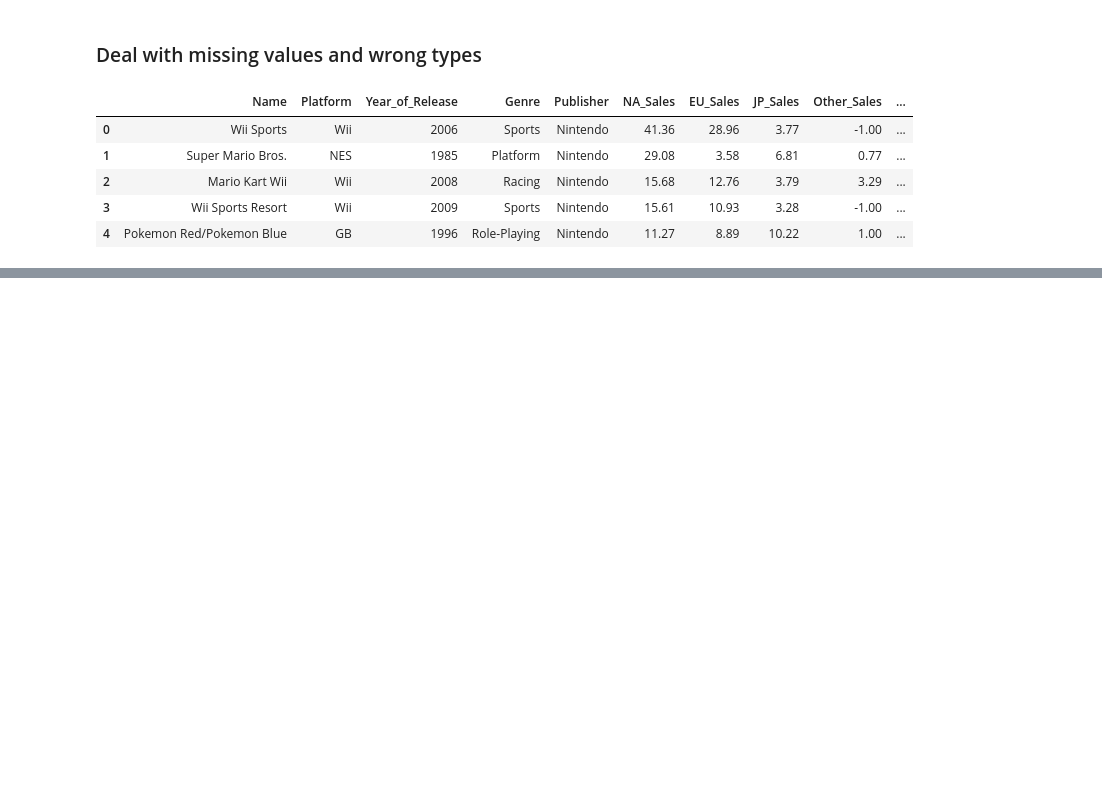
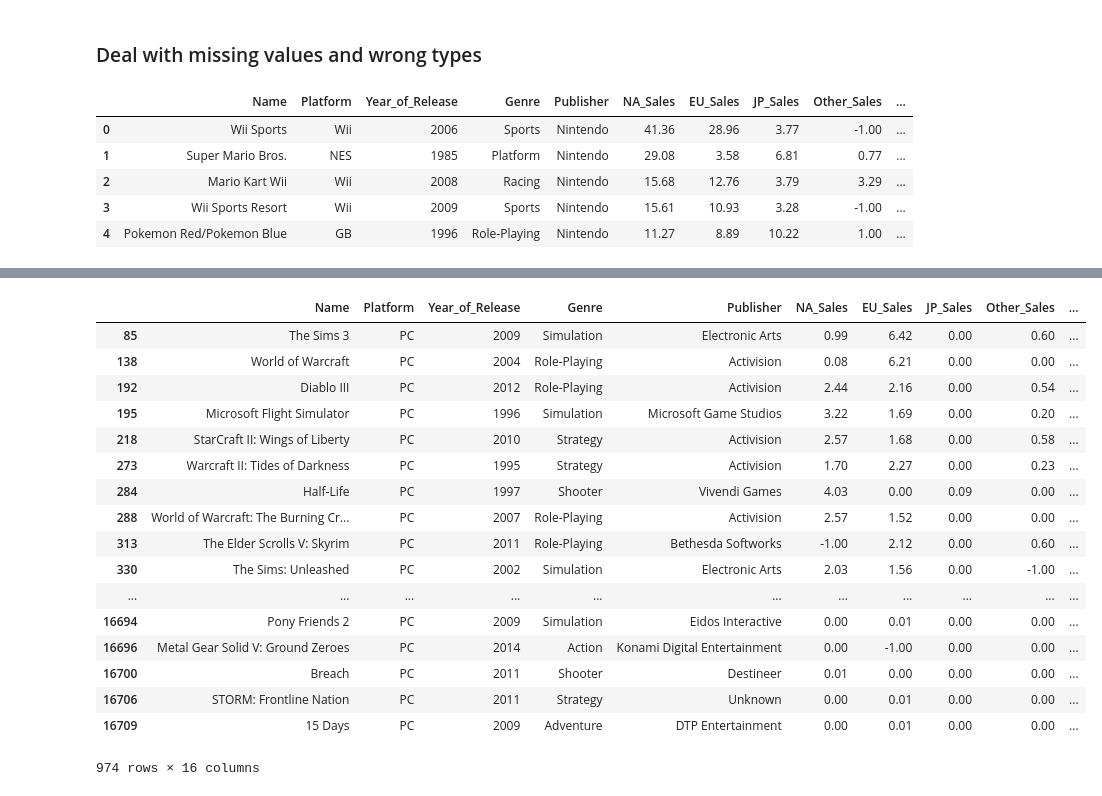
Before and after one commit to Noixas/DataMadness-2020-Video-Games-Sales-2019, a Jupyter notebook: datamadness.ipynb, the cells around one changed output, grey strips where cells are left out. Cells and saved outputs as stored; diff of their text form; code cells hidden in the pictures; blank space fills up the shorter version.

```diff
--- a/datamadness.ipynb
+++ b/datamadness.ipynb
@@ -71,0 +111,22 @@ df[df.Global_Sales<0]
+# %%
+df.Platform.unique()
+df[df.Platform=='PC']
+# %% [output]
+|  | Name | Platform | Year_of_Release | Genre | Publisher | NA_Sales | EU_Sales | JP_Sales | Other_Sales | ... |
+| 85 | The Sims 3 | PC | 2009 | Simulation | Electronic Arts | 0.99 | 6.42 | 0.00 | 0.60 | ... |
+| 138 | World of Warcraft | PC | 2004 | Role-Playing | Activision | 0.08 | 6.21 | 0.00 | 0.00 | ... |
+| 192 | Diablo III | PC | 2012 | Role-Playing | Activision | 2.44 | 2.16 | 0.00 | 0.54 | ... |
+| 195 | Microsoft Flight Simulator | PC | 1996 | Simulation | Microsoft Game Studios | 3.22 | 1.69 | 0.00 | 0.20 | ... |
+| 218 | StarCraft II: Wings of Liberty | PC | 2010 | Strategy | Activision | 2.57 | 1.68 | 0.00 | 0.58 | ... |
+| 273 | Warcraft II: Tides of Darkness | PC | 1995 | Strategy | Activision | 1.70 | 2.27 | 0.00 | 0.23 | ... |
+| 284 | Half-Life | PC | 1997 | Shooter | Vivendi Games | 4.03 | 0.00 | 0.09 | 0.00 | ... |
+| 288 | World of Warcraft: The Burning Cr... | PC | 2007 | Role-Playing | Activision | 2.57 | 1.52 | 0.00 | 0.00 | ... |
+| 313 | The Elder Scrolls V: Skyrim | PC | 2011 | Role-Playing | Bethesda Softworks | -1.00 | 2.12 | 0.00 | 0.60 | ... |
+| 330 | The Sims: Unleashed | PC | 2002 | Simulation | Electronic Arts | 2.03 | 1.56 | 0.00 | -1.00 | ... |
+| ... | ... | ... | ... | ... | ... | ... | ... | ... | ... | ... |
+| 16694 | Pony Friends 2 | PC | 2009 | Simulation | Eidos Interactive | 0.00 | 0.01 | 0.00 | 0.00 | ... |
+| 16696 | Metal Gear Solid V: Ground Zeroes | PC | 2014 | Action | Konami Digital Entertainment | 0.00 | -1.00 | 0.00 | 0.00 | ... |
+| 16700 | Breach | PC | 2011 | Shooter | Destineer | 0.01 | 0.00 | 0.00 | 0.00 | ... |
+| 16706 | STORM: Frontline Nation | PC | 2011 | Strategy | Unknown | 0.00 | 0.01 | 0.00 | 0.00 | ... |
+| 16709 | 15 Days | PC | 2009 | Adventure | DTP Entertainment | 0.00 | 0.01 | 0.00 | 0.00 | ... |
+974 rows × 16 columns
```
Also changed, not shown: parts of 5 cells of this notebook.
